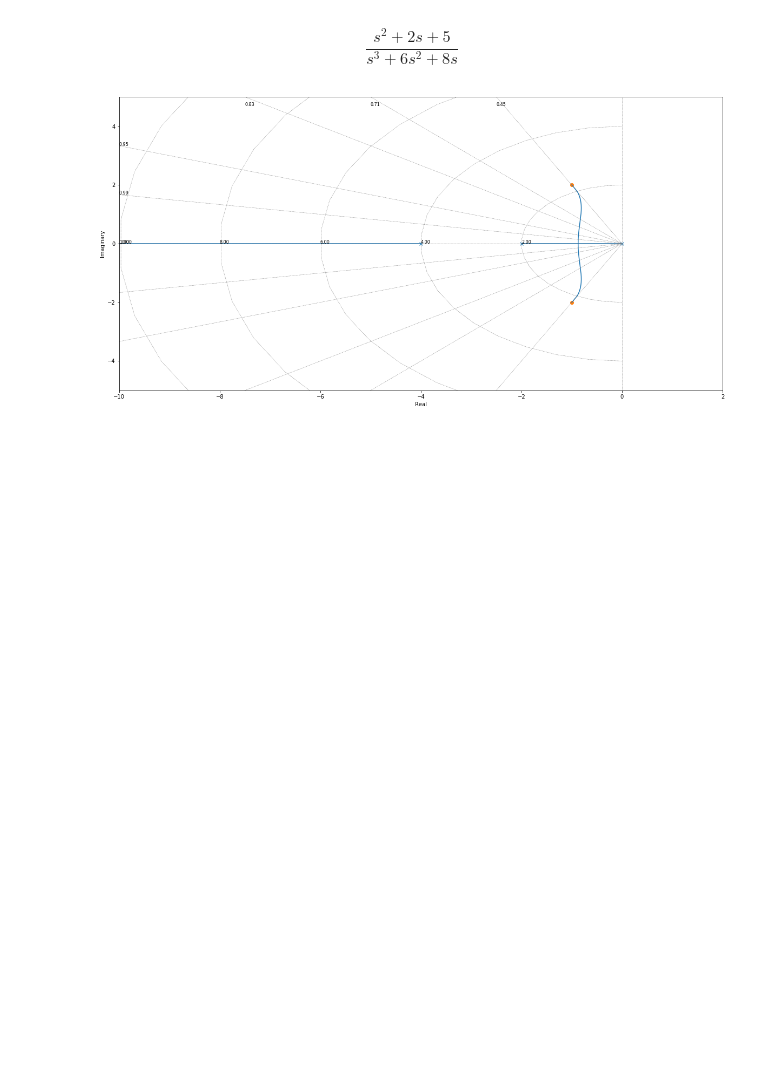
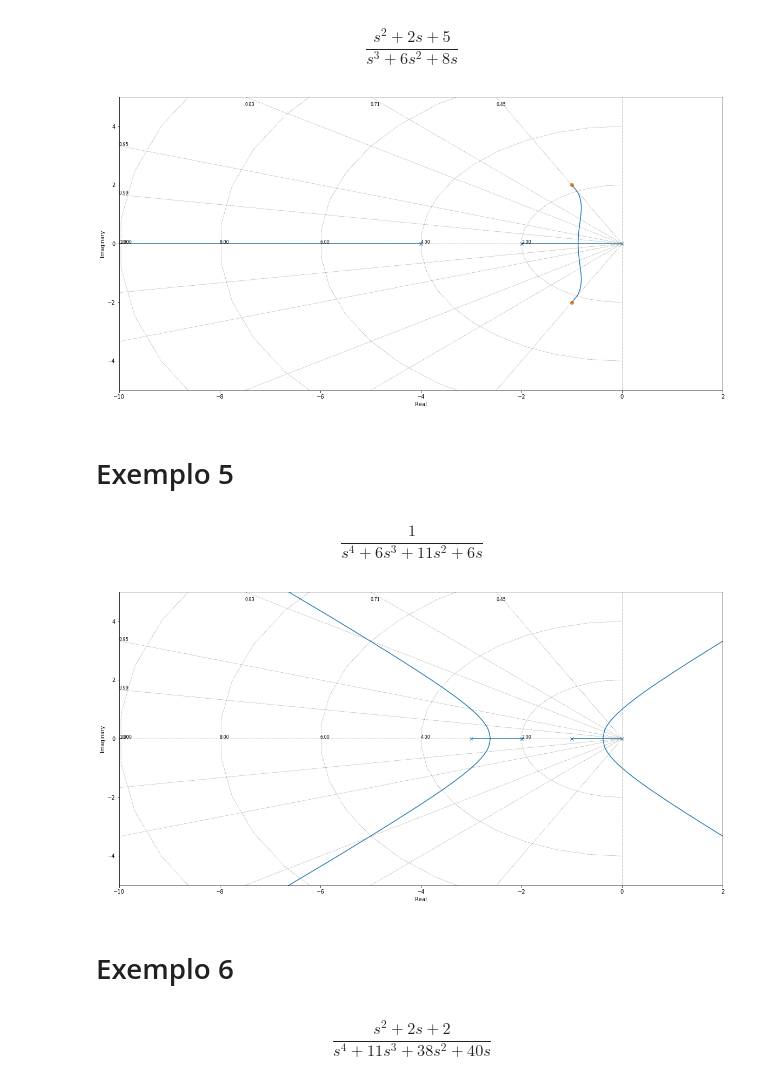
Before and after one commit to kenzosakiyama/controle, a Jupyter notebook: lugar_das_raizes.ipynb, the cells around one changed output. Drawn from its saved outputs; the diff is of its cells as text; code cells hidden in the pictures; blank space fills up the shorter version.

```diff
--- a/lugar_das_raizes.ipynb
+++ b/lugar_das_raizes.ipynb
@@ -62,3 +62,17 @@ $$\frac{s^2 + 2 s + 5}{s^3 + 6 s^2 + 8 s}$$
 _ = root_locus(ex4, kvect=np.linspace(0, 5, 100), xlim=(-10, 2), ylim=(-5, 5))
 # %% [output]
 [figure]
+# %% [markdown]
+# Exemplo 5
+# %%
+ex5  = TransferFunction([1], [1, 0]) * TransferFunction([1], [1, 1]) * TransferFunction([1], [1, 2]) * TransferFunction([1], [1, 3])
+# %%
+ex5
+# %% [output]
+$$\frac{1}{s^4 + 6 s^3 + 11 s^2 + 6 s}$$
+# %%
+_ = root_locus(ex5, kvect=np.linspace(0, 5, 100), xlim=(-10, 2), ylim=(-5, 5))
+# %% [output]
+[figure, added]
+# %% [markdown]
+# Exemplo 6
@@ -64,0 +81,4 @@ _ = root_locus(ex4, kvect=np.linspace(0, 5, 100), xlim=(-10, 2), ylim=(-5, 5))
+# %%
+ex6
+# %% [output]
+$$\frac{s^2 + 2 s + 2}{s^4 + 11 s^3 + 38 s^2 + 40 s}$$
```
Also changed, not shown: parts of 6 cells of this notebook.
